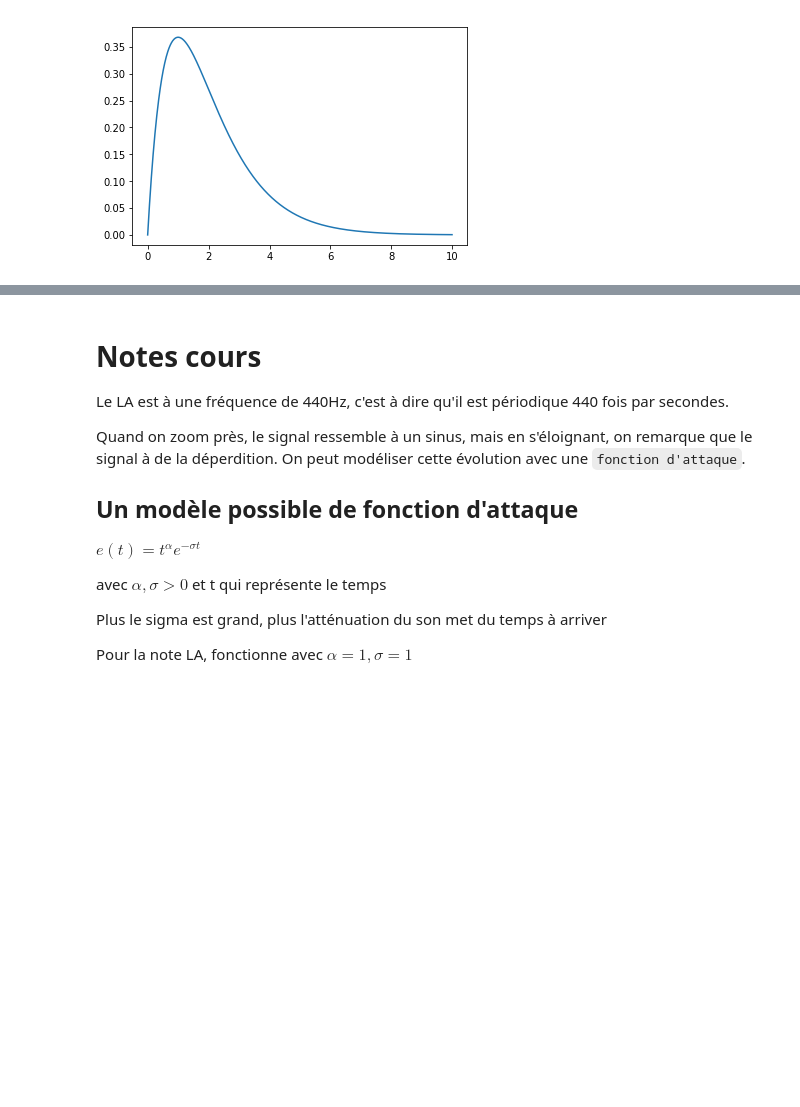
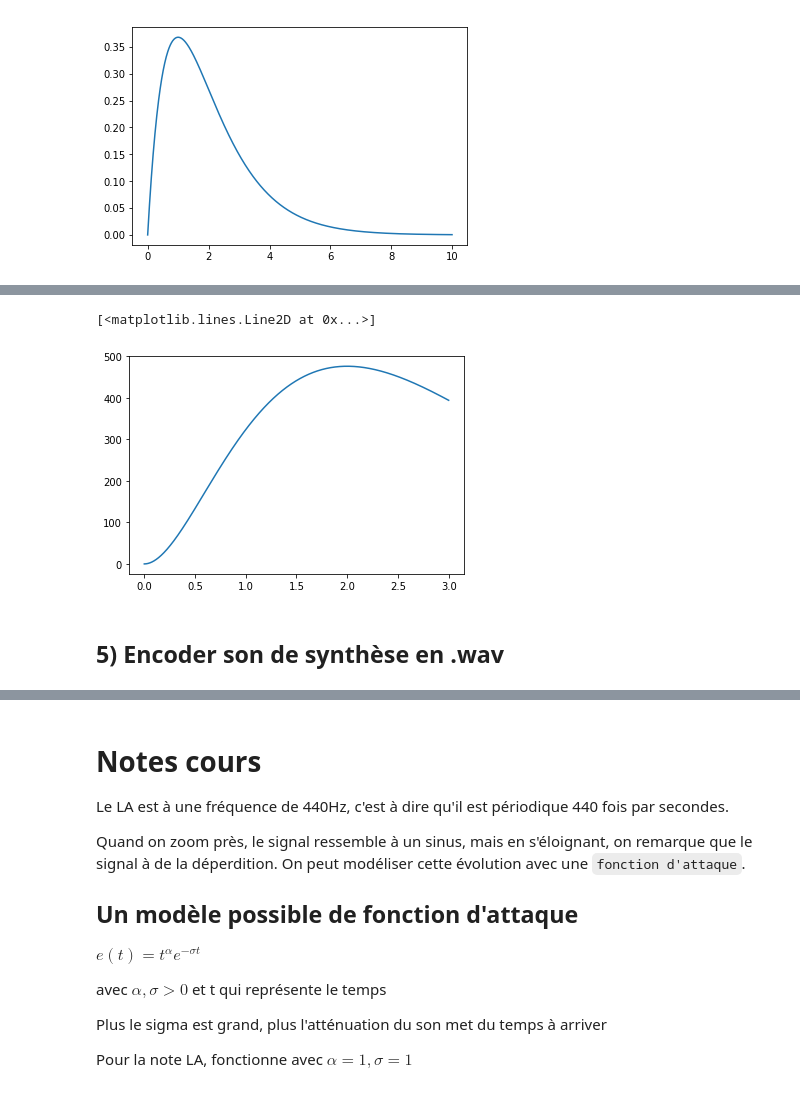
Before and after one commit to guillaume-haerinck/imac-tp-signal, a Jupyter notebook: tp-01/TPintro.ipynb, the cells around one changed output, grey strips where cells are left out. Drawn from its saved outputs; the diff is of its cells as text; code cells hidden in the pictures; blank space fills up the shorter version.

```diff
--- a/tp-01/TPintro.ipynb
+++ b/tp-01/TPintro.ipynb
@@ -318,0 +364,22 @@ SyntaxError: invalid syntax (<ipython-input-23-3042731917eb>, line 1)
+# %%
+import numpy as np
+import matplotlib.pyplot as plt
+from scipy.io import wavfile as wav
+
+Fs = 44100; # la fréquence d'échantillonnage
+Ts = 1 / Fs; # le pas d'échantillonnage
+t = np.arange(0, 3, Ts)
+
+sigma = 1
+alpha = 1
+f0 = 440
+K = 2
+
+y = t ** alpha * np.exp(-sigma * t) * f0 * K * t
+
+plt.plot(t, y)
+# %% [output]
+[<matplotlib.lines.Line2D at 0x...>]
+[figure, added]
+# %% [markdown]
+## 5) Encoder son de synthèse en .wav
```
Also changed, not shown: parts of 23 cells of this notebook, 2 other files.
